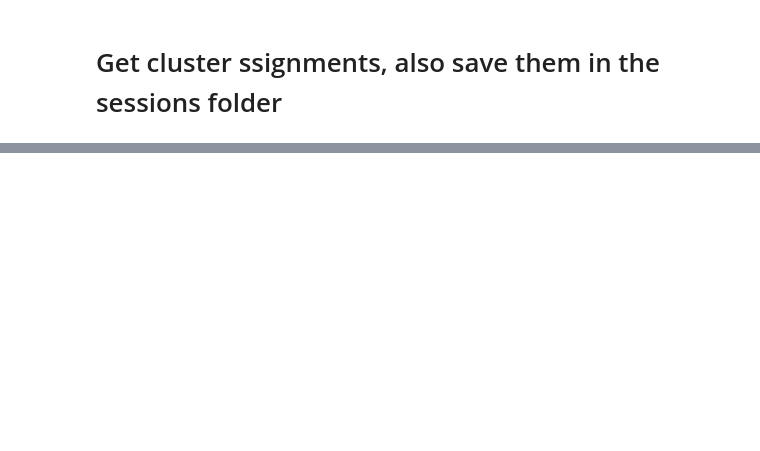
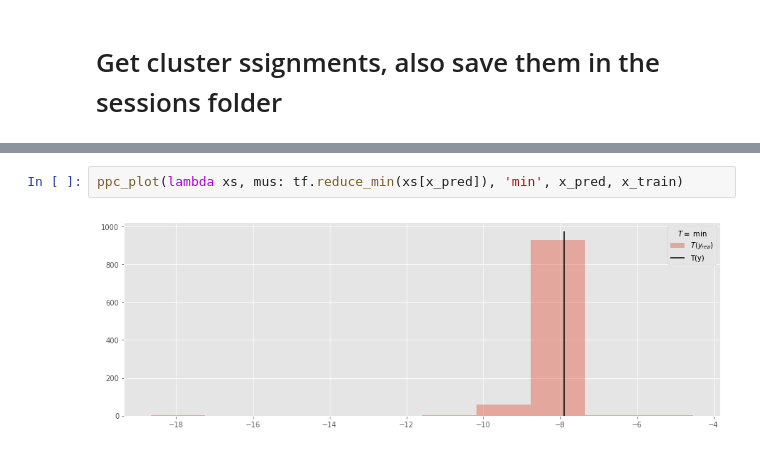
Before and after one commit to edublancas/neural-clustering, a Jupyter notebook: notebooks/4-experiments.ipynb, the cells around one changed output, grey strips where cells are left out. Drawn from its saved outputs; the diff is of its cells as text; blank space fills up the shorter version.

```diff
--- a/notebooks/4-experiments.ipynb
+++ b/notebooks/4-experiments.ipynb
@@ -56,0 +82,4 @@ plot.cluster_counts(clusters)
+# %%
+ppc_plot(lambda xs, mus: tf.reduce_min(xs[x_pred]), 'min', x_pred, x_train)
+# %% [output]
+[figure, added]
```
Also changed, not shown: parts of 14 cells of this notebook, 5 other files.
